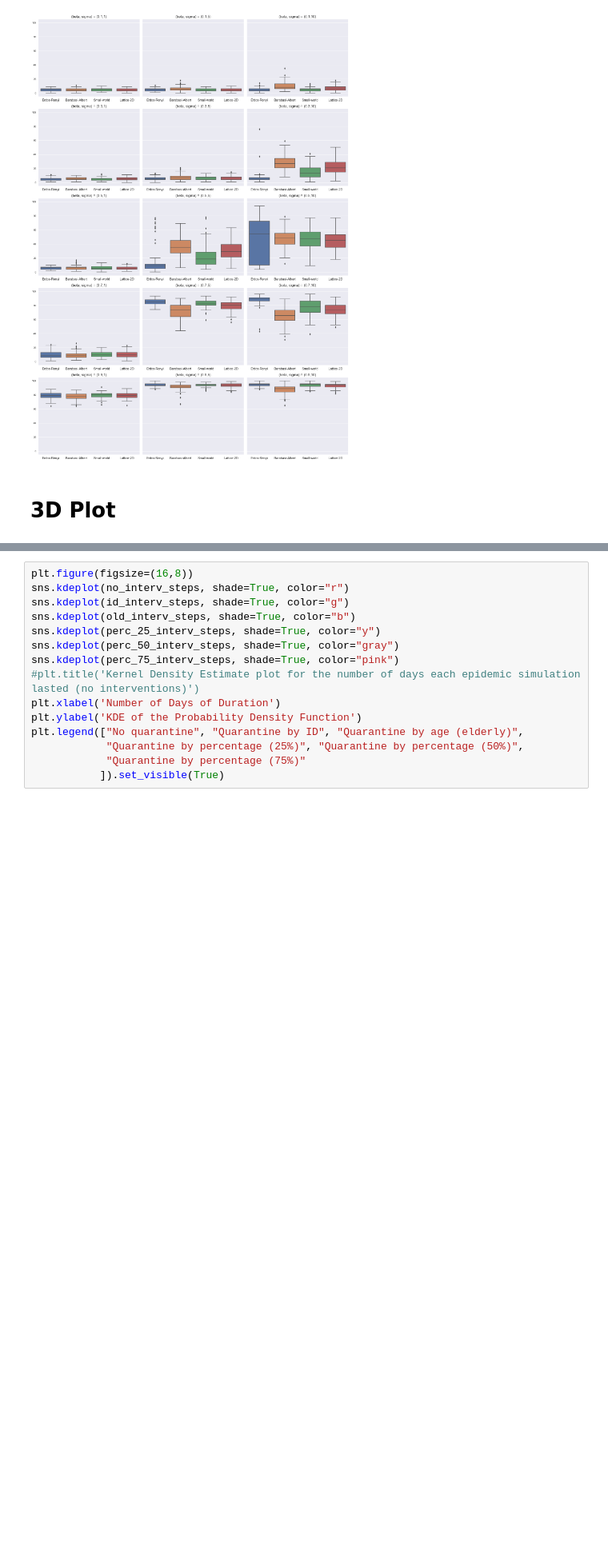
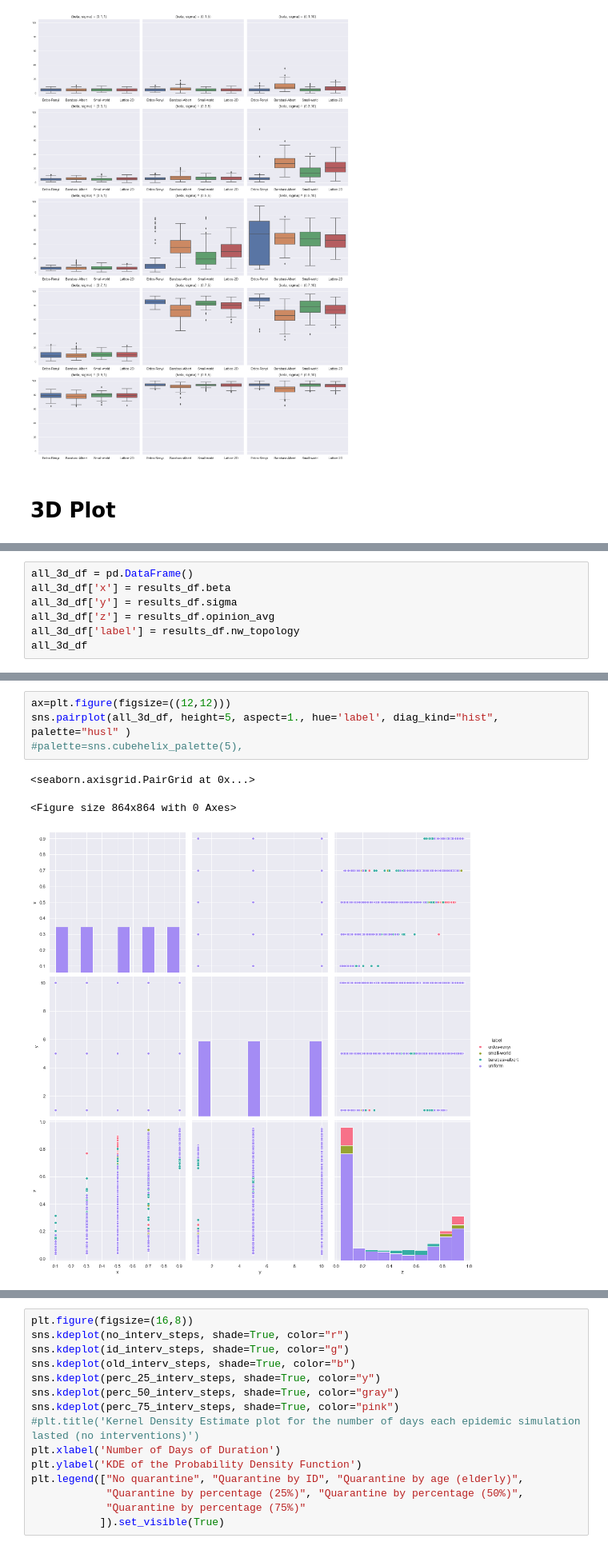
Before and after one commit to ericinlinux/covid-social-contagion, a Jupyter notebook: code/Results_Analyses_100.ipynb, the cells around one changed output, grey strips where cells are left out. Shown at 80% size. Cells and saved outputs as stored; diff of their text form; blank space fills up the shorter version.

Commit message:
New changes Changes to be committed: 	modified:   ../../README.md 	modified:   Simulation.nlogo 	modified:   ../Results_Analyses_100.ipynb

```diff
--- a/code/Results_Analyses_100.ipynb
+++ b/code/Results_Analyses_100.ipynb
@@ -311,0 +314,7 @@ sns.pairplot(erdos_3d_df, hue='x')
+# %%
+all_3d_df = pd.DataFrame()
+all_3d_df['x'] = results_df.beta
+all_3d_df['y'] = results_df.sigma
+all_3d_df['z'] = results_df.opinion_avg
+all_3d_df['label'] = results_df.nw_topology
+all_3d_df
@@ -311,0 +335,8 @@ sns.pairplot(erdos_3d_df, hue='x')
+# %%
+ax=plt.figure(figsize=((12,12)))
+sns.pairplot(all_3d_df, height=5, aspect=1., hue='label', diag_kind="hist", palette="husl" )
+#palette=sns.cubehelix_palette(5),
+# %% [output]
+<seaborn.axisgrid.PairGrid at 0x...>
+<Figure size 864x864 with 0 Axes>
+[figure, added]
```
Also changed, not shown: parts of 24 cells of this notebook, 2 other files.
